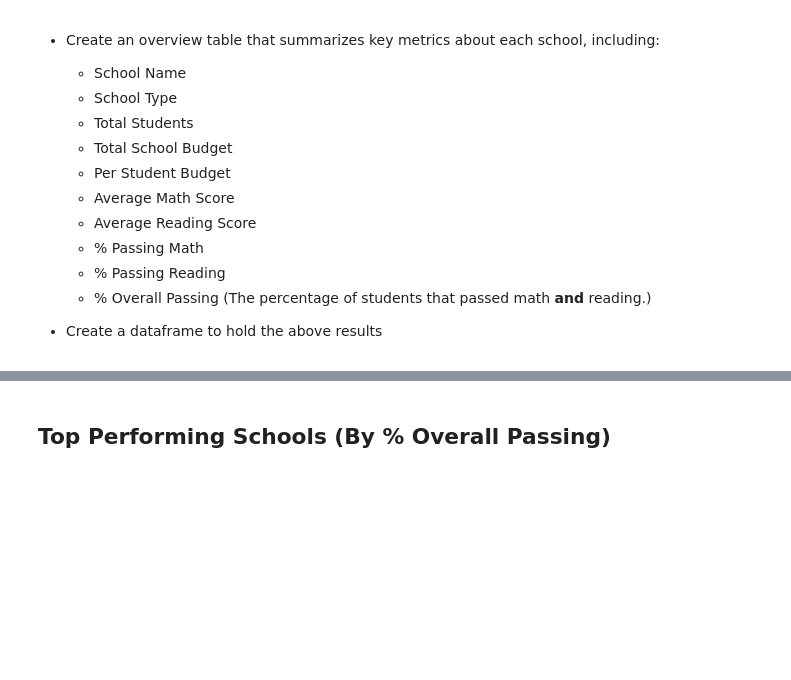
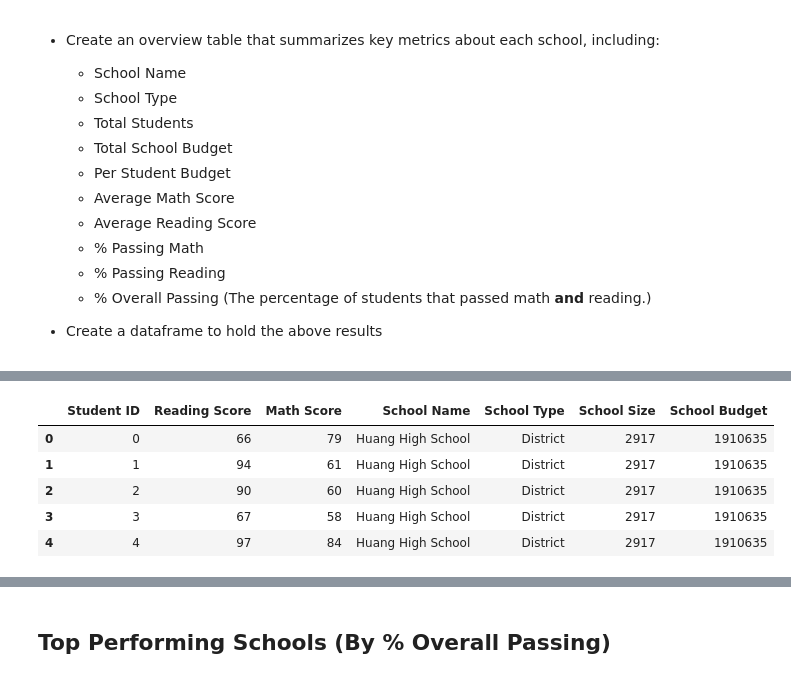
Before and after one commit to Carly-Jane/Pandas_Homework_Carly_Wieland, a Jupyter notebook: PyCitySchools/PyCitySchools_starter.ipynb, the cells around one changed output, grey strips where cells are left out. Drawn from its saved outputs; the diff is of its cells as text; code cells hidden in the pictures; blank space fills up the shorter version.

```diff
--- a/PyCitySchools/PyCitySchools_starter.ipynb
+++ b/PyCitySchools/PyCitySchools_starter.ipynb
@@ -172,0 +156,17 @@ district_summary_df
+# %%
+school_summary_extract = school_data_complete_reformatted.loc[:, ['Student ID',
+                                                                'Reading Score',
+                                                                'Math Score',
+                                                                'School Name',
+                                                                'School Type',
+                                                                'School Size',
+                                                                'School Budget']]
+
+school_summary_extract.head()
+# %% [output]
+|  | Student ID | Reading Score | Math Score | School Name | School Type | School Size | School Budget |
+| 0 | 0 | 66 | 79 | Huang High School | District | 2917 | 1910635 |
+| 1 | 1 | 94 | 61 | Huang High School | District | 2917 | 1910635 |
+| 2 | 2 | 90 | 60 | Huang High School | District | 2917 | 1910635 |
+| 3 | 3 | 67 | 58 | Huang High School | District | 2917 | 1910635 |
+| 4 | 4 | 97 | 84 | Huang High School | District | 2917 | 1910635 |
```
Also changed, not shown: parts of 6 cells of this notebook.
